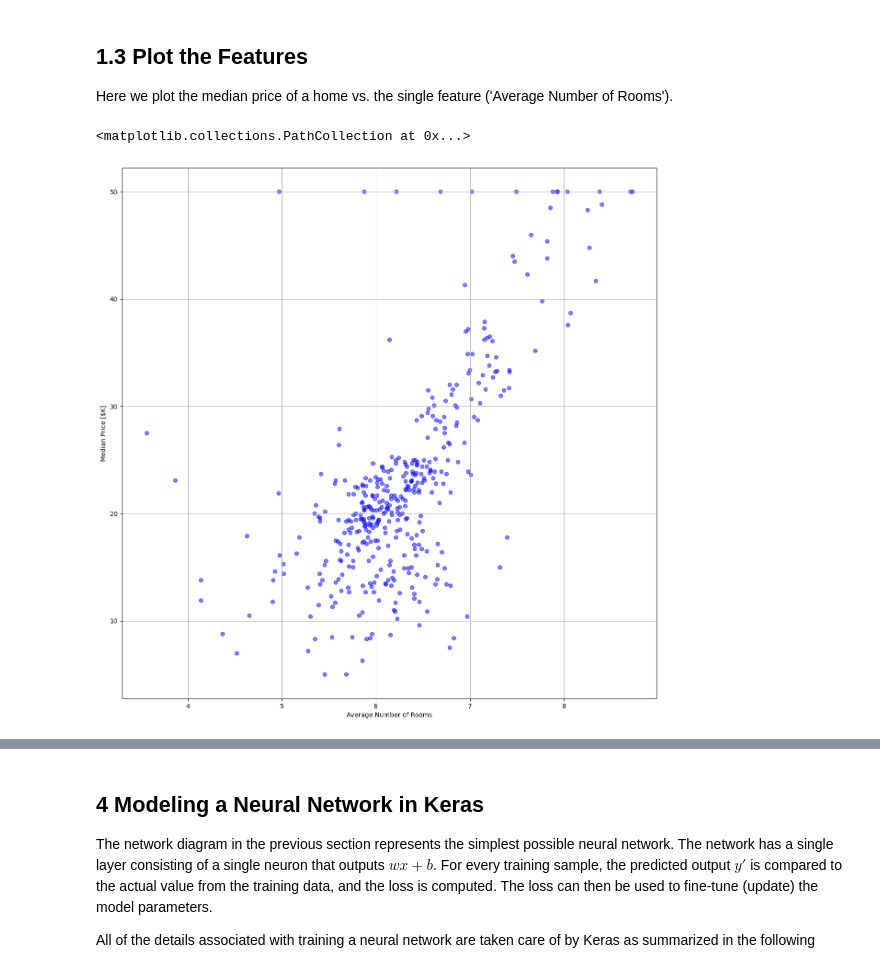
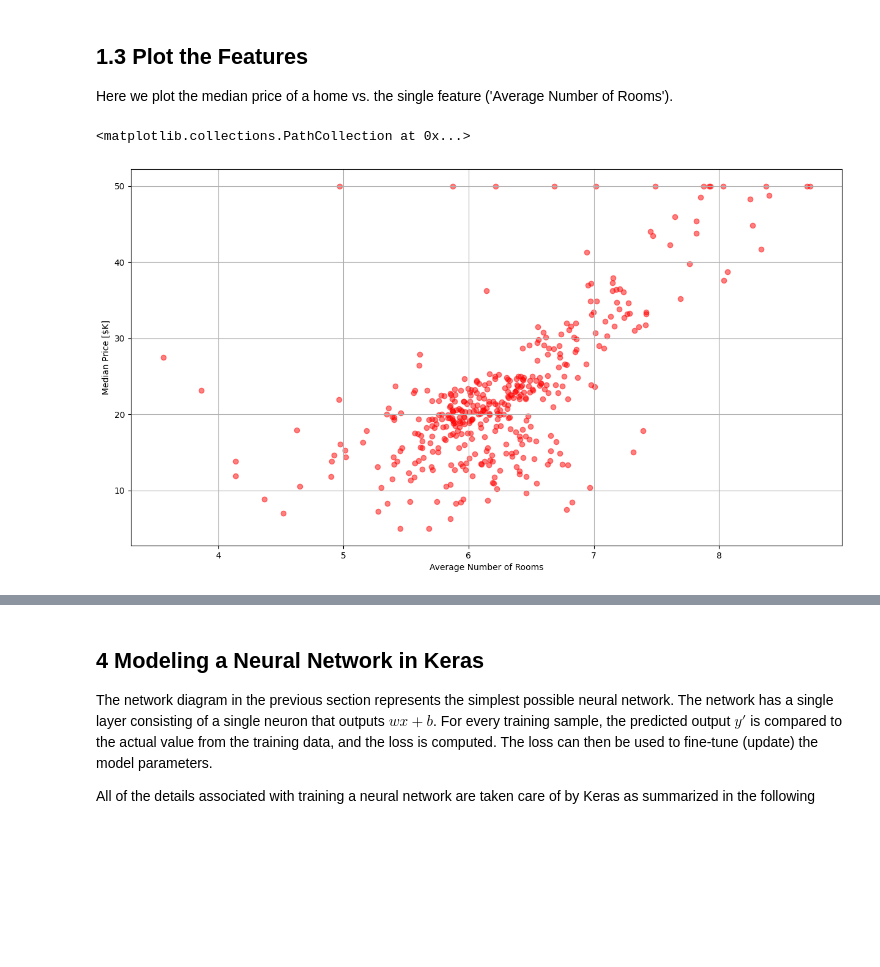
Before and after one commit to Vivek30092/Coading-practice, a Jupyter notebook: machine learning/TensorFlow-Keras_Bootcamp/03_Keras_Linear_Regression.ipynb, the cells around one changed output, grey strips where cells are left out. Saved outputs shown, nothing was run; the diff lists cells and outputs as text; code cells hidden in the pictures; blank space fills up the shorter version.

```diff
--- a/machine learning/TensorFlow-Keras_Bootcamp/03_Keras_Linear_Regression.ipynb
+++ b/machine learning/TensorFlow-Keras_Bootcamp/03_Keras_Linear_Regression.ipynb
@@ -72,15 +72,15 @@ X_test_1d = X_test[:, boston_features["Average Number of Rooms"]]
 ## 1.3 Plot the Features
 Here we plot the median price of a home vs. the single feature ('Average Number of Rooms').
 # %%
-plt.figure(figsize=(15, 15))
+plt.figure(figsize=(15,8))
 
 plt.xlabel("Average Number of Rooms")
 plt.ylabel("Median Price [$K]")
 plt.grid("on")
-plt.scatter(X_train_1d[:], y_train, color="blue", alpha=0.5)
+plt.scatter(X_train_1d[:], y_train, color="red", alpha=0.5)
 # %% [output]
 <matplotlib.collections.PathCollection at 0x...>
-[figure, old version]
+[figure, new version]
 # %% [markdown]
 ## 2 Linear Regression Model
 
```
Also changed, not shown: parts of 4 cells of this notebook, 7 other files.
